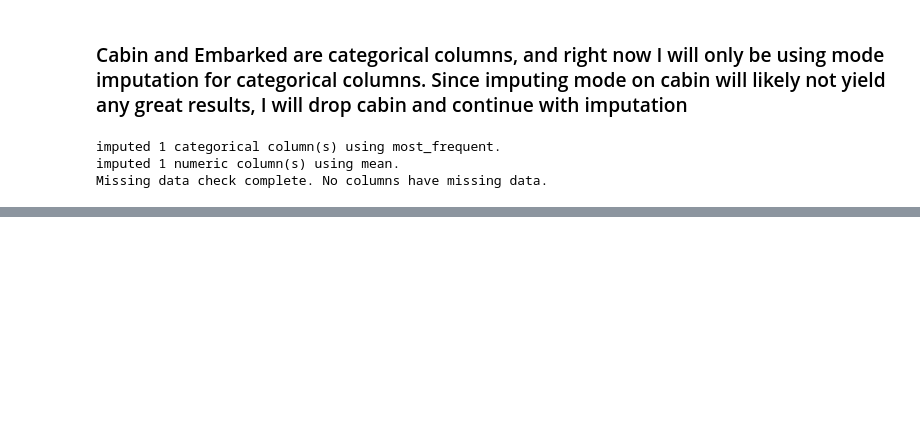
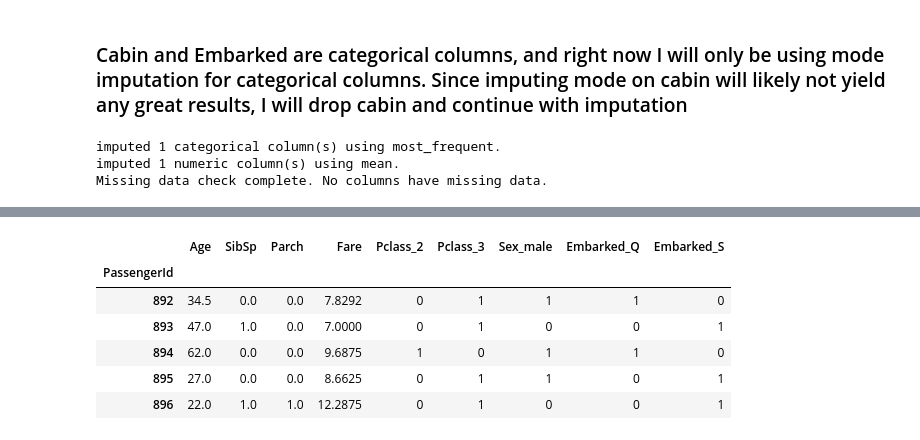
Before and after one commit to trent-o/titanic-0, a Jupyter notebook: titanic1.ipynb, the cells around one changed output, grey strips where cells are left out. Drawn from its saved outputs; the diff is of its cells as text; code cells hidden in the pictures; blank space fills up the shorter version.

```diff
--- a/titanic1.ipynb
+++ b/titanic1.ipynb
@@ -309,0 +337,3 @@ Average R-squared:      0.3802709079694058
+# %%
+missingData = MissingData(df_test, categoricalImputer='most_frequent',numericImputer='mean', categoricalNumericFeatures=categoricalNumericFeatures, dropColPct=.8)
+missingData.missing_values_report()
@@ -309,0 +351,3 @@ Average R-squared:      0.3802709079694058
+# %%
+df_test.drop(columns='Cabin', inplace=True)
+df_test = missingData.fillMissingData()
@@ -309,0 +357,6 @@ Average R-squared:      0.3802709079694058
+# %%
+# bin rare categorical feature values. If the column is full of rare categorical values, then drop it.
+
+df_test = bin_groups(df_test,categoricalNumericFeatures, percent=.05)
+df_test = drop_cols_too_unique(df_test,percent=.8)
+df_test.head()
@@ -309,0 +373,11 @@ Average R-squared:      0.3802709079694058
+# %%
+df_test = get_dummies(df_test,categoricalNumericFeatures)
+df_test.head()
+# %% [output]
+|  | Age | SibSp | Parch | Fare | Pclass_2 | Pclass_3 | Sex_male | Embarked_Q | Embarked_S |
+| PassengerId |  |  |  |  |  |  |  |  |  |
+| 892 | 34.5 | 0.0 | 0.0 | 7.8292 | 0 | 1 | 1 | 1 | 0 |
+| 893 | 47.0 | 1.0 | 0.0 | 7.0000 | 0 | 1 | 0 | 0 | 1 |
+| 894 | 62.0 | 0.0 | 0.0 | 9.6875 | 1 | 0 | 1 | 1 | 0 |
+| 895 | 27.0 | 0.0 | 0.0 | 8.6625 | 0 | 1 | 1 | 0 | 1 |
+| 896 | 22.0 | 1.0 | 1.0 | 12.2875 | 0 | 1 | 0 | 0 | 1 |
```
Also changed, not shown: parts of 16 cells of this notebook.
